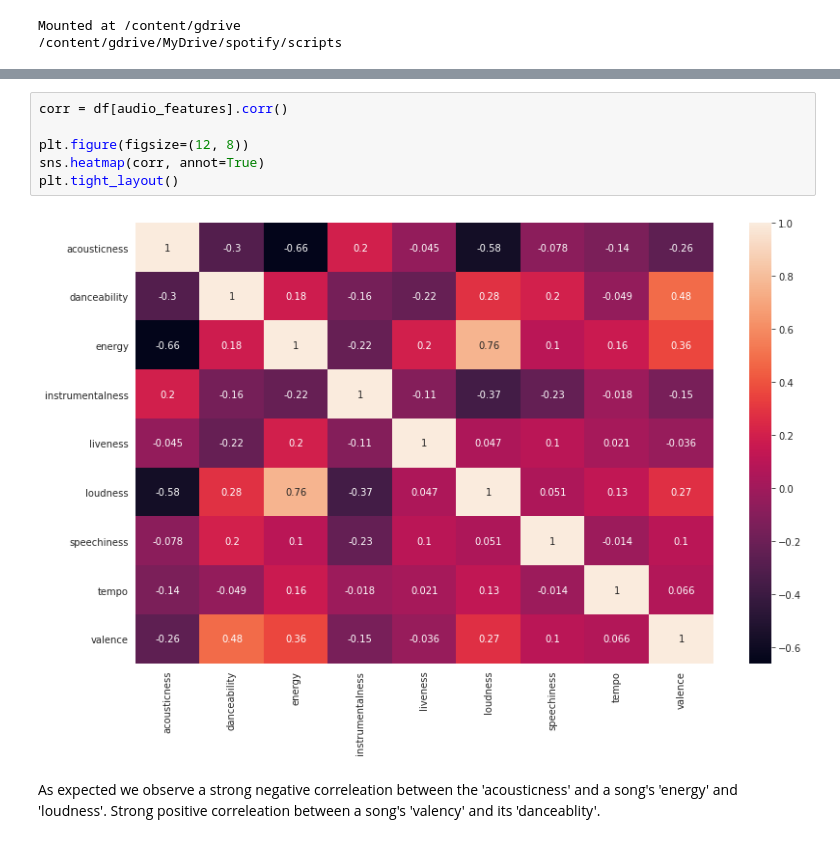
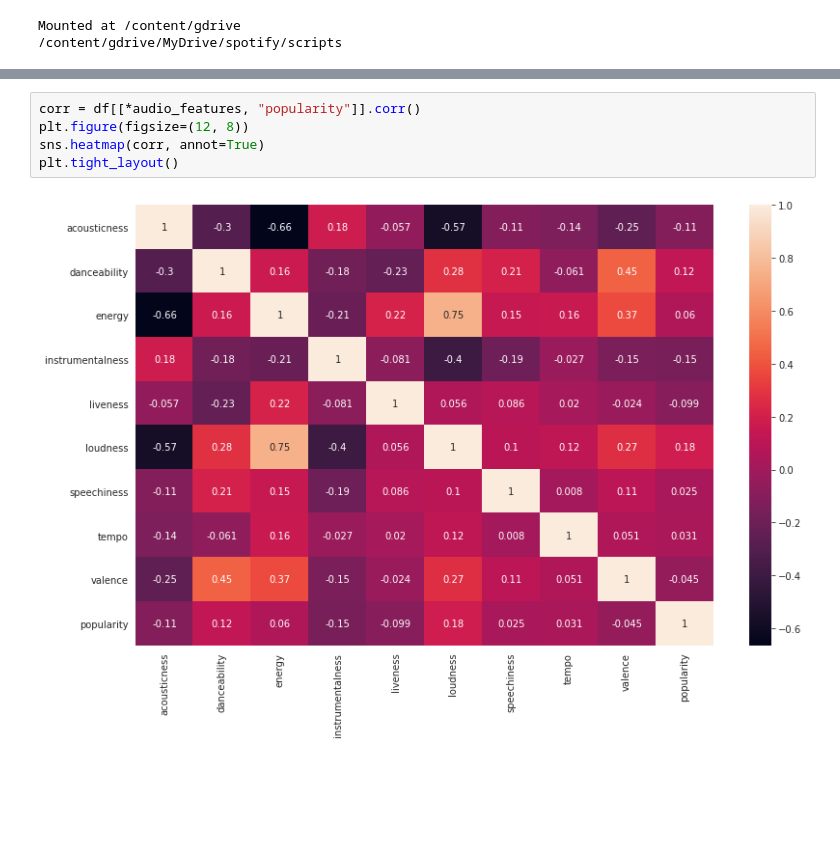
Before and after one commit to 1602077/experiments_in_spotipy, a Jupyter notebook: scripts/1_Exploratory_Analysis.ipynb, the cells around one changed output, grey strips where cells are left out. Cells and saved outputs as stored; diff of their text form; blank space fills up the shorter version.

```diff
--- a/scripts/1_Exploratory_Analysis.ipynb
+++ b/scripts/1_Exploratory_Analysis.ipynb
@@ -93,10 +154,7 @@ plt.show()
 # %%
-corr = df[audio_features].corr()
-
+corr = df[[*audio_features, "popularity"]].corr()
 plt.figure(figsize=(12, 8))
 sns.heatmap(corr, annot=True)
 plt.tight_layout()
 # %% [output]
-[figure, old version]
+[figure, new version]
-# %% [markdown]
-As expected we observe a strong negative correleation between the 'acousticness' and a song's 'energy' and 'loudness'. Strong positive correleation between a song's 'valency' and its 'danceablity'.
```
Also changed, not shown: parts of 20 cells of this notebook.
